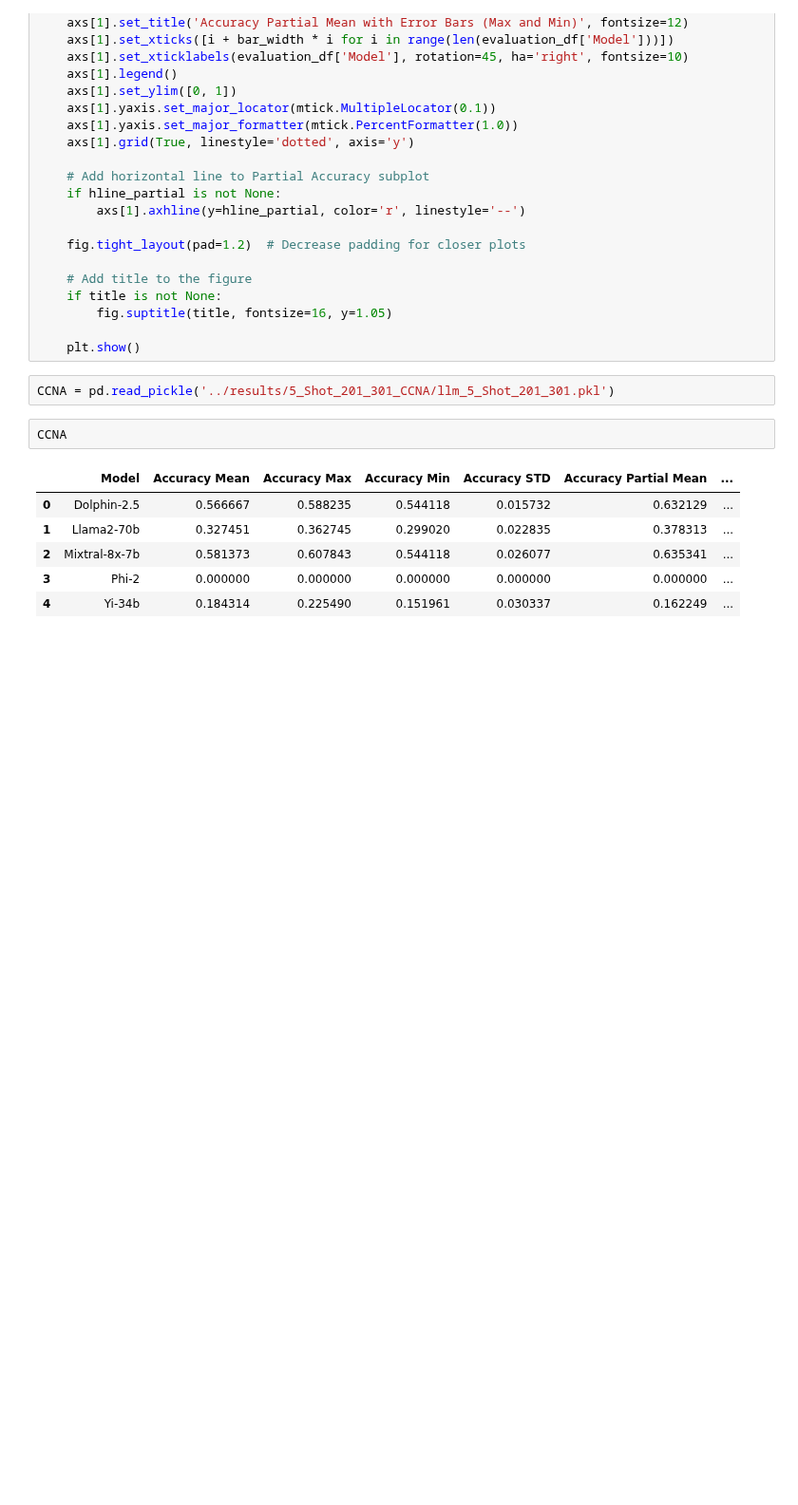
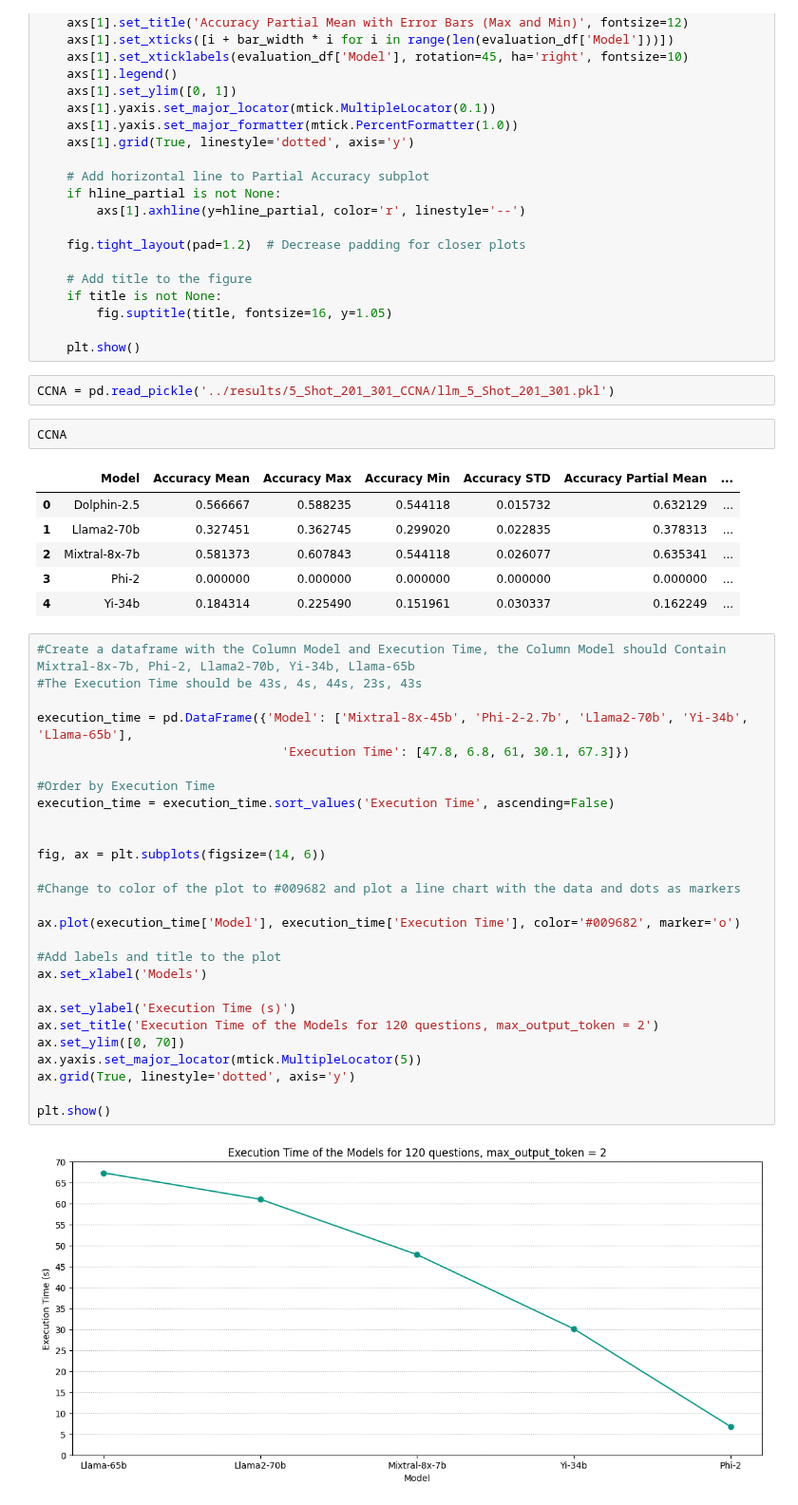
Before and after one commit to cybercampus-se/GenAICyberSecMCQA, a Jupyter notebook: src/mmlu_print.ipynb, the cells around one changed output. Shown at 95% size. Cells and saved outputs as stored; diff of their text form; blank space fills up the shorter version.

Commit message:
Added plot time, run 201-301 whitespace

```diff
--- a/src/mmlu_print.ipynb
+++ b/src/mmlu_print.ipynb
@@ -246,3 +246,32 @@ CCNA
 | 2 | Mixtral-8x-7b | 0.581373 | 0.607843 | 0.544118 | 0.026077 | 0.635341 | ... |
 | 3 | Phi-2 | 0.000000 | 0.000000 | 0.000000 | 0.000000 | 0.000000 | ... |
 | 4 | Yi-34b | 0.184314 | 0.225490 | 0.151961 | 0.030337 | 0.162249 | ... |
+# %%
+#Create a dataframe with the Column Model and Execution Time, the Column Model should Contain Mixtral-8x-7b, Phi-2, Llama2-70b, Yi-34b, Llama-65b
+#The Execution Time should be 43s, 4s, 44s, 23s, 43s
+
+execution_time = pd.DataFrame({'Model': ['Mixtral-8x-45b', 'Phi-2-2.7b', 'Llama2-70b', 'Yi-34b', 'Llama-65b'],
+                                 'Execution Time': [47.8, 6.8, 61, 30.1, 67.3]})
+
+#Order by Execution Time
+execution_time = execution_time.sort_values('Execution Time', ascending=False)
+
+
+fig, ax = plt.subplots(figsize=(14, 6))
+
+#Change to color of the plot to #009682 and plot a line chart with the data and dots as markers
+
+ax.plot(execution_time['Model'], execution_time['Execution Time'], color='#009682', marker='o')
+
+#Add labels and title to the plot
+ax.set_xlabel('Models')
+
+ax.set_ylabel('Execution Time (s)')
+ax.set_title('Execution Time of the Models for 120 questions, max_output_token = 2')
+ax.set_ylim([0, 70])
+ax.yaxis.set_major_locator(mtick.MultipleLocator(5))
+ax.grid(True, linestyle='dotted', axis='y')
+
+plt.show()
+# %% [output]
+[figure, added]
```
Also changed, not shown: 31 other files.
